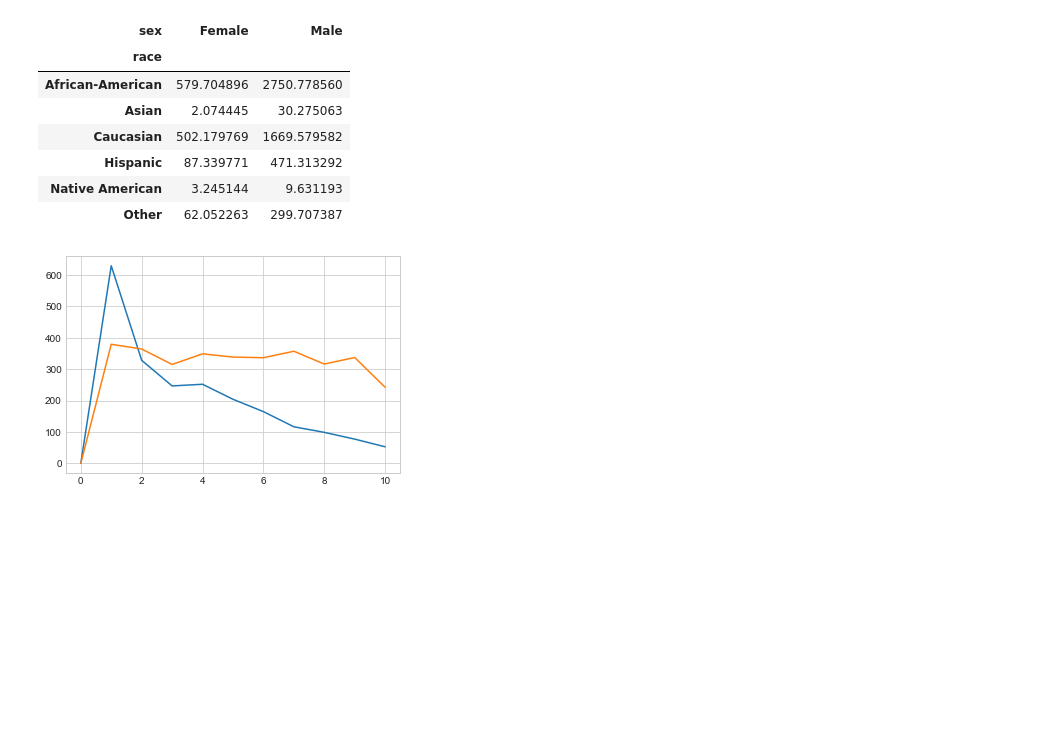
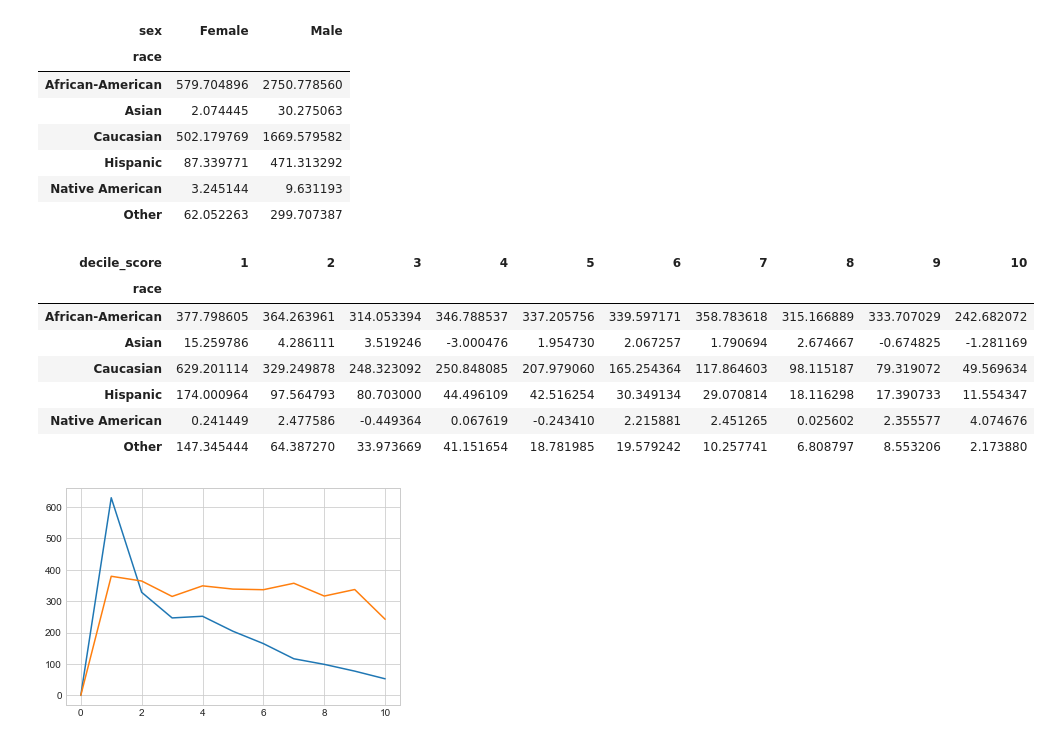
Before and after one commit to twiemold/CS211_Thomas_Wiemold_Final_Project, a Jupyter notebook: CS211_Thomas_Wiemold_Final_Project.ipynb, the cells around one changed output. Saved outputs shown, nothing was run; the diff lists cells and outputs as text; code cells hidden in the pictures; blank space fills up the shorter version.

Commit message:
Added DP crosstab for race and decile score

```diff
--- a/CS211_Thomas_Wiemold_Final_Project.ipynb
+++ b/CS211_Thomas_Wiemold_Final_Project.ipynb
@@ -76,6 +76,20 @@ dp_crosstab_sex_race(1.0)
 | Hispanic | 87.339771 | 471.313292 |
 | Native American | 3.245144 | 9.631193 |
 | Other | 62.052263 | 299.707387 |
+# %%
+def dp_crosstab_decile_race(epsilon):
+    return pd.crosstab(compas['race'], compas['decile_score']).applymap(lambda x: laplace_mech(x, 1, epsilon))
+
+dp_crosstab_decile_race(1.0)
+# %% [output]
+| decile_score | 1 | 2 | 3 | 4 | 5 | 6 | 7 | 8 | 9 | 10 |
+| race |  |  |  |  |  |  |  |  |  |  |
+| African-American | 377.798605 | 364.263961 | 314.053394 | 346.788537 | 337.205756 | 339.597171 | 358.783618 | 315.166889 | 333.707029 | 242.682072 |
+| Asian | 15.259786 | 4.286111 | 3.519246 | -3.000476 | 1.954730 | 2.067257 | 1.790694 | 2.674667 | -0.674825 | -1.281169 |
+| Caucasian | 629.201114 | 329.249878 | 248.323092 | 250.848085 | 207.979060 | 165.254364 | 117.864603 | 98.115187 | 79.319072 | 49.569634 |
+| Hispanic | 174.000964 | 97.564793 | 80.703000 | 44.496109 | 42.516254 | 30.349134 | 29.070814 | 18.116298 | 17.390733 | 11.554347 |
+| Native American | 0.241449 | 2.477586 | -0.449364 | 0.067619 | -0.243410 | 2.215881 | 2.451265 | 0.025602 | 2.355577 | 4.074676 |
+| Other | 147.345444 | 64.387270 | 33.973669 | 41.151654 | 18.781985 | 19.579242 | 10.257741 | 6.808797 | 8.553206 | 2.173880 |
 # %%
 def score_race_hist(epsilon, race):
     # uses parallel composition, histogram
```
Also changed, not shown: parts of 1 cell of this notebook.
